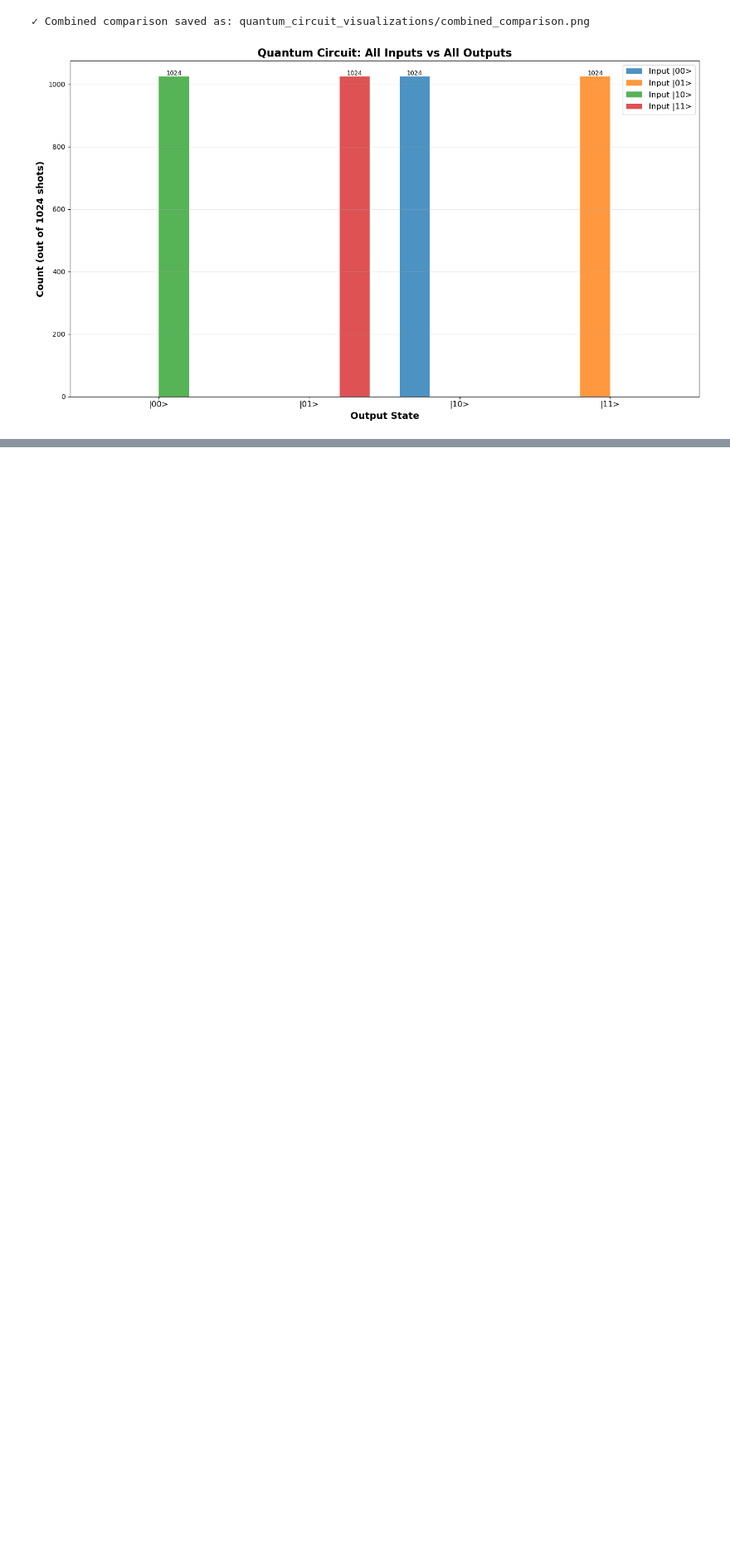
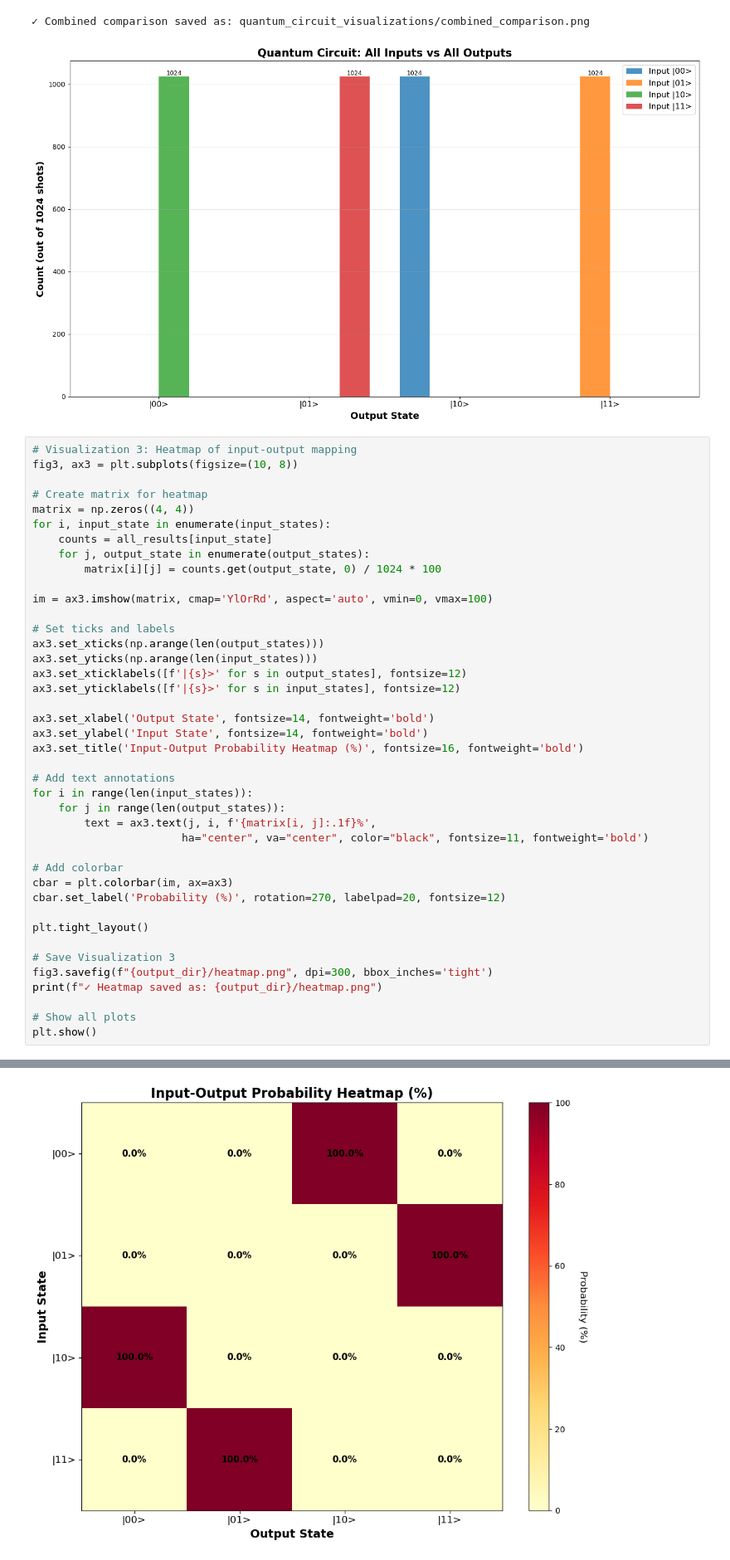
Before and after one commit to Abhijith-E/QuantumComputing, a Jupyter notebook: Q3A.ipynb, the cells around one changed output, grey strips where cells are left out. Shown: that part at 83% size. Drawn from its saved outputs; the diff is of its cells as text; blank space fills up the shorter version.

```diff
--- a/Q3A.ipynb
+++ b/Q3A.ipynb
@@ -241,3 +241,45 @@ print(f"✓ Combined comparison saved as: {output_dir}/combined_comparison.png")
 # %% [output]
 ✓ Combined comparison saved as: quantum_circuit_visualizations/combined_comparison.png
 [figure]
+# %%
+# Visualization 3: Heatmap of input-output mapping
+fig3, ax3 = plt.subplots(figsize=(10, 8))
+
+# Create matrix for heatmap
+matrix = np.zeros((4, 4))
+for i, input_state in enumerate(input_states):
+    counts = all_results[input_state]
+    for j, output_state in enumerate(output_states):
+        matrix[i][j] = counts.get(output_state, 0) / 1024 * 100
+
+im = ax3.imshow(matrix, cmap='YlOrRd', aspect='auto', vmin=0, vmax=100)
+
+# Set ticks and labels
+ax3.set_xticks(np.arange(len(output_states)))
+ax3.set_yticks(np.arange(len(input_states)))
+ax3.set_xticklabels([f'|{s}>' for s in output_states], fontsize=12)
+ax3.set_yticklabels([f'|{s}>' for s in input_states], fontsize=12)
+
+ax3.set_xlabel('Output State', fontsize=14, fontweight='bold')
+ax3.set_ylabel('Input State', fontsize=14, fontweight='bold')
+ax3.set_title('Input-Output Probability Heatmap (%)', fontsize=16, fontweight='bold')
+
+# Add text annotations
+for i in range(len(input_states)):
+    for j in range(len(output_states)):
+        text = ax3.text(j, i, f'{matrix[i, j]:.1f}%',
+                       ha="center", va="center", color="black", fontsize=11, fontweight='bold')
+
+# Add colorbar
+cbar = plt.colorbar(im, ax=ax3)
+cbar.set_label('Probability (%)', rotation=270, labelpad=20, fontsize=12)
+
+plt.tight_layout()
+
+# Save Visualization 3
+fig3.savefig(f"{output_dir}/heatmap.png", dpi=300, bbox_inches='tight')
+print(f"✓ Heatmap saved as: {output_dir}/heatmap.png")
+
+# Show all plots
+plt.show()
+# %% [output]
@@ -243,0 +287 @@ print(f"✓ Combined comparison saved as: {output_dir}/combined_comparison.png")
+[figure, added]
```
Also changed, not shown: parts of 1 cell of this notebook, 1 other file.
